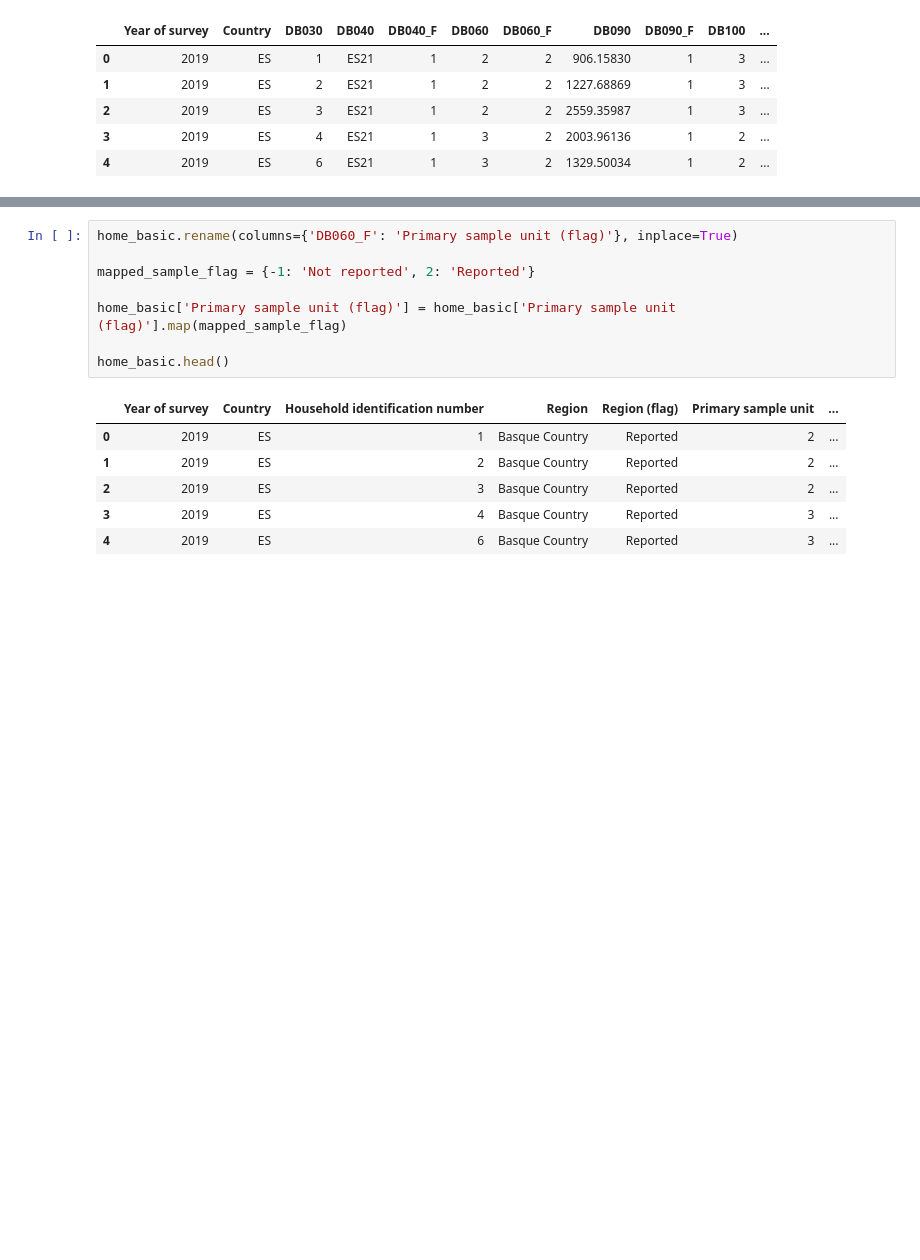
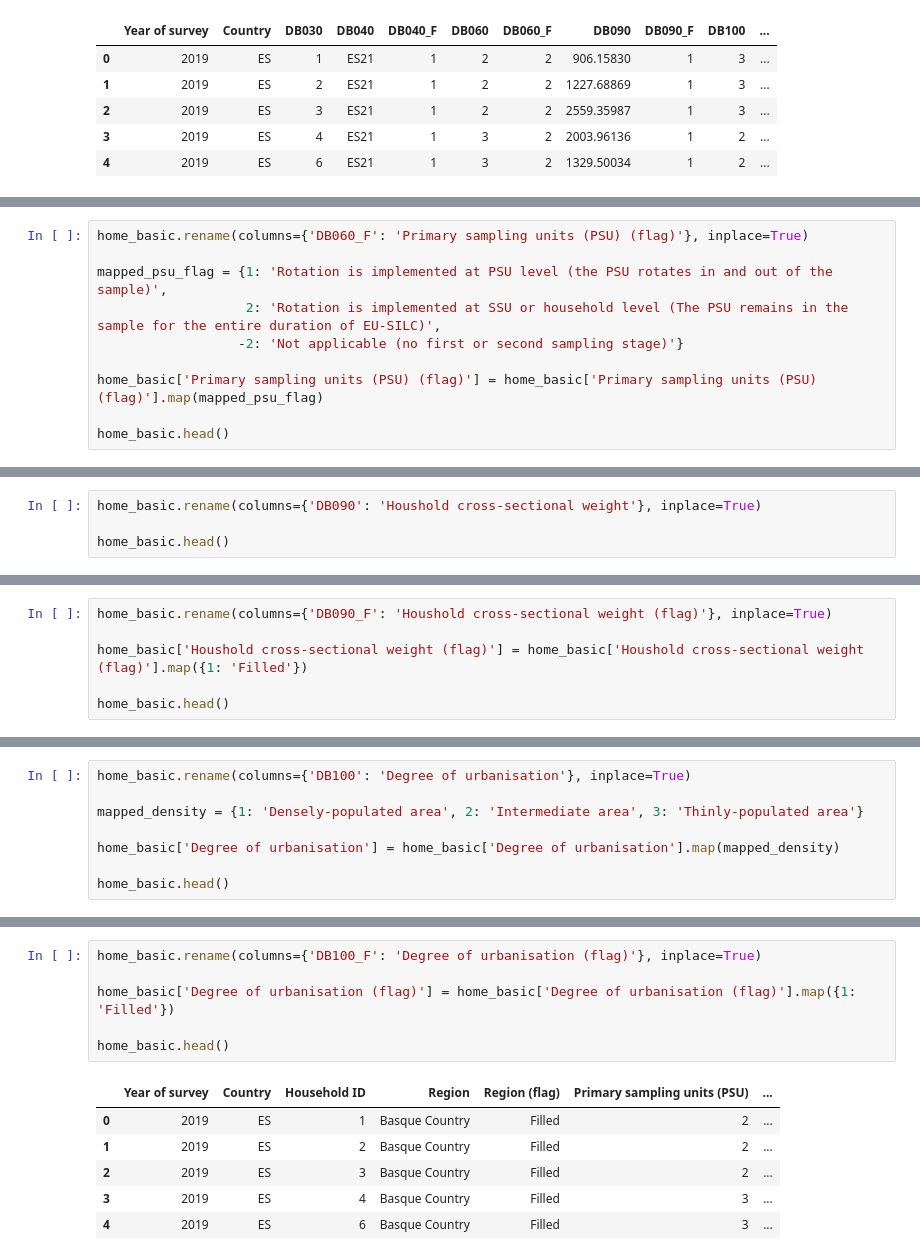
Before and after one commit to davidvalerosancho/Multidimensional-Poverty-Predictor, a Jupyter notebook: Cleaning/households_basic_data.ipynb, the cells around one changed output, grey strips where cells are left out. Cells and saved outputs as stored; diff of their text form; blank space fills up the shorter version.

```diff
--- a/Cleaning/households_basic_data.ipynb
+++ b/Cleaning/households_basic_data.ipynb
@@ -107,0 +107,10 @@ home_basic.head()
+# %%
+home_basic.rename(columns={'DB060_F': 'Primary sampling units (PSU) (flag)'}, inplace=True)
+
+mapped_psu_flag = {1: 'Rotation is implemented at PSU level (the PSU rotates in and out of the sample)',
+                   2: 'Rotation is implemented at SSU or household level (The PSU remains in the sample for the entire duration of EU-SILC)',
+                  -2: 'Not applicable (no first or second sampling stage)'}
+
+home_basic['Primary sampling units (PSU) (flag)'] = home_basic['Primary sampling units (PSU) (flag)'].map(mapped_psu_flag)
+
+home_basic.head()
@@ -107,0 +124,4 @@ home_basic.head()
+# %%
+home_basic.rename(columns={'DB090': 'Houshold cross-sectional weight'}, inplace=True)
+
+home_basic.head()
@@ -107,0 +135,6 @@ home_basic.head()
+# %%
+home_basic.rename(columns={'DB090_F': 'Houshold cross-sectional weight (flag)'}, inplace=True)
+
+home_basic['Houshold cross-sectional weight (flag)'] = home_basic['Houshold cross-sectional weight (flag)'].map({1: 'Filled'})
+
+home_basic.head()
@@ -107,0 +148,8 @@ home_basic.head()
+# %%
+home_basic.rename(columns={'DB100': 'Degree of urbanisation'}, inplace=True)
+
+mapped_density = {1: 'Densely-populated area', 2: 'Intermediate area', 3: 'Thinly-populated area'}
+
+home_basic['Degree of urbanisation'] = home_basic['Degree of urbanisation'].map(mapped_density)
+
+home_basic.head()
@@ -108,15 +163,13 @@ home_basic.head()
 # %%
-home_basic.rename(columns={'DB060_F': 'Primary sample unit (flag)'}, inplace=True)
+home_basic.rename(columns={'DB100_F': 'Degree of urbanisation (flag)'}, inplace=True)
 
-mapped_sample_flag = {-1: 'Not reported', 2: 'Reported'}
-
-home_basic['Primary sample unit (flag)'] = home_basic['Primary sample unit (flag)'].map(mapped_sample_flag)
+home_basic['Degree of urbanisation (flag)'] = home_basic['Degree of urbanisation (flag)'].map({1: 'Filled'})
 
 home_basic.head()
 # %% [output]
-|  | Year of survey | Country | Household identification number | Region | Region (flag) | Primary sample unit | ... |
-| 0 | 2019 | ES | 1 | Basque Country | Reported | 2 | ... |
-| 1 | 2019 | ES | 2 | Basque Country | Reported | 2 | ... |
-| 2 | 2019 | ES | 3 | Basque Country | Reported | 2 | ... |
-| 3 | 2019 | ES | 4 | Basque Country | Reported | 3 | ... |
-| 4 | 2019 | ES | 6 | Basque Country | Reported | 3 | ... |
+|  | Year of survey | Country | Household ID | Region | Region (flag) | Primary sampling units (PSU) | ... |
+| 0 | 2019 | ES | 1 | Basque Country | Filled | 2 | ... |
+| 1 | 2019 | ES | 2 | Basque Country | Filled | 2 | ... |
+| 2 | 2019 | ES | 3 | Basque Country | Filled | 2 | ... |
+| 3 | 2019 | ES | 4 | Basque Country | Filled | 3 | ... |
+| 4 | 2019 | ES | 6 | Basque Country | Filled | 3 | ... |
```
Also changed, not shown: parts of 13 cells of this notebook, 3 other files.
